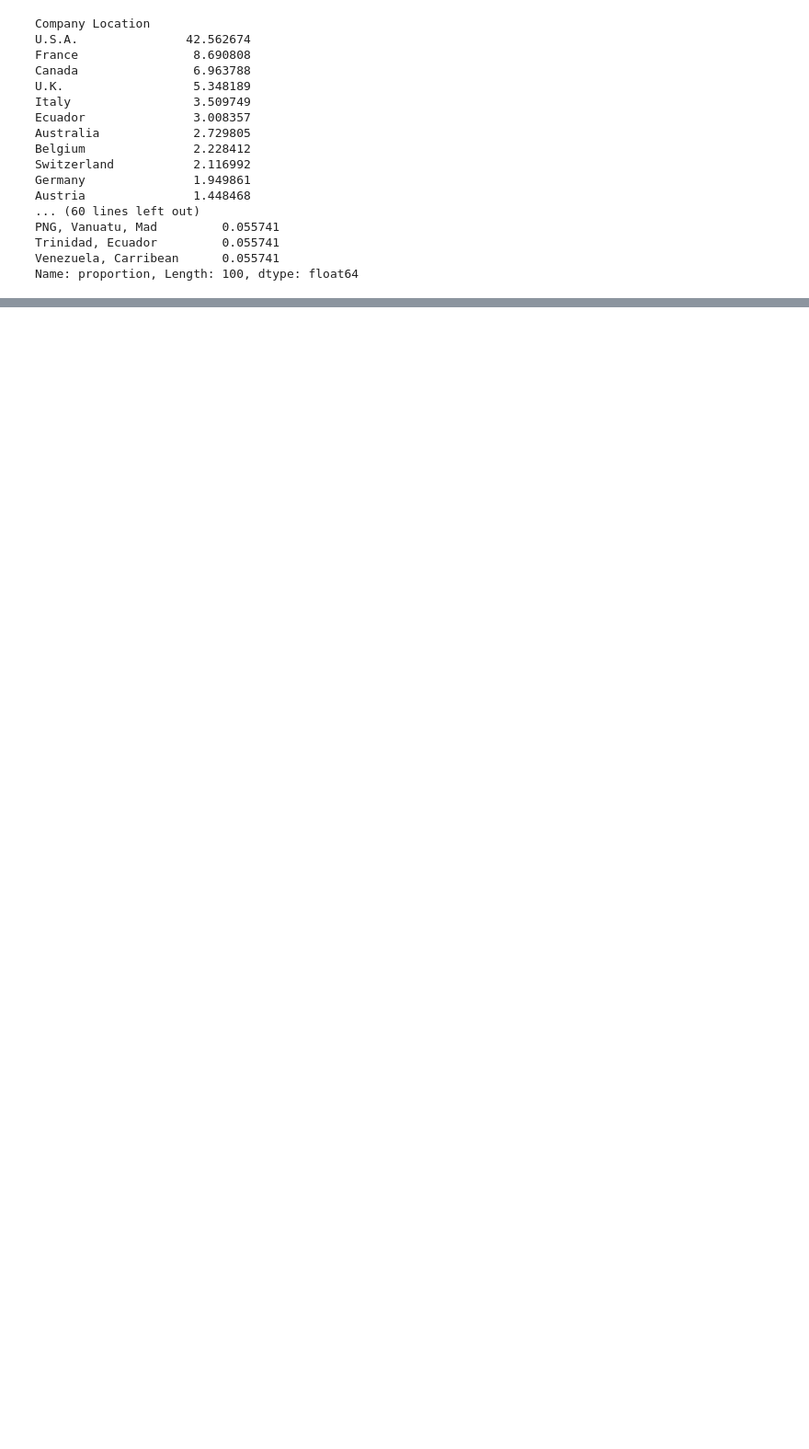
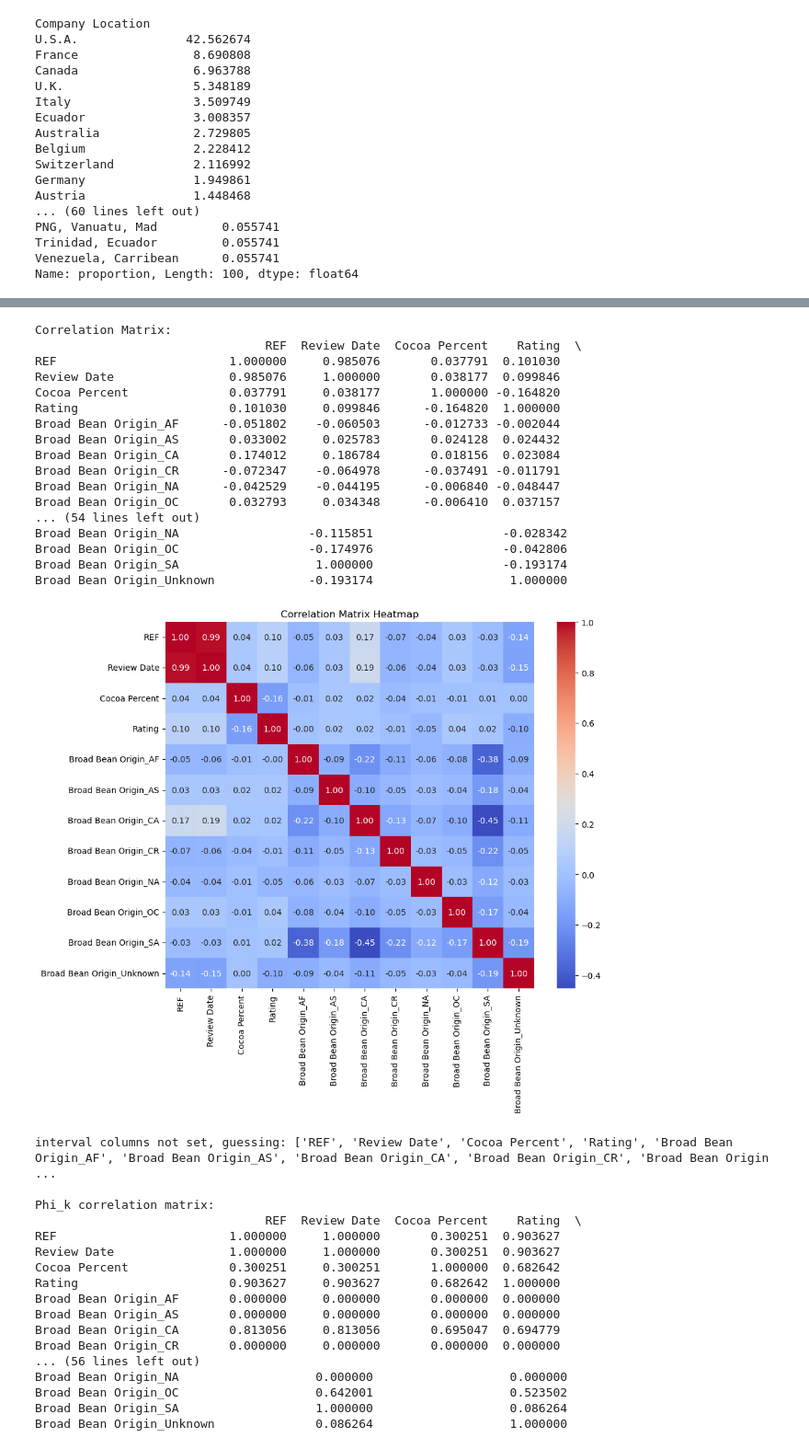
Before and after one commit to Keshfer/Chocolate-Rating-ML, a Jupyter notebook: Exploratory Data Analysis.ipynb, the cells around one changed output, grey strips where cells are left out. Shown at 92% size. Drawn from its saved outputs; the diff is of its cells as text; code cells hidden in the pictures; blank space fills up the shorter version.

```diff
--- a/Exploratory Data Analysis.ipynb
+++ b/Exploratory Data Analysis.ipynb
@@ -294,0 +357,51 @@ Company Location_WEU              1.000000
+# %%
+corr_df = bean_df_encoded.corr()
+print(f"\nCorrelation Matrix: \n{corr_df}")
+plt.figure(figsize=(10, 8))
+sns.heatmap(corr_df, annot=True, cmap='coolwarm', fmt=".2f")
+plt.title('Correlation Matrix Heatmap')
+plt.show()
+
+# get the phi_k correlation matrix between all variables
+phik_df = corr_df.phik_matrix()
+print(f"\nPhi_k correlation matrix: \n{phik_df}")
+plt.figure(figsize=(10, 8))
+sns.heatmap(phik_df, annot=True, cmap='coolwarm', fmt=".2f")
+plt.title('Phi_k Matrix Heatmap')
+plt.show()
+# %% [output]
+Correlation Matrix:
+                                REF  Review Date  Cocoa Percent    Rating  \
+REF                        1.000000     0.985076       0.037791  0.101030
+Review Date                0.985076     1.000000       0.038177  0.099846
+Cocoa Percent              0.037791     0.038177       1.000000 -0.164820
+Rating                     0.101030     0.099846      -0.164820  1.000000
+Broad Bean Origin_AF      -0.051802    -0.060503      -0.012733 -0.002044
+Broad Bean Origin_AS       0.033002     0.025783       0.024128  0.024432
+Broad Bean Origin_CA       0.174012     0.186784       0.018156  0.023084
+Broad Bean Origin_CR      -0.072347    -0.064978      -0.037491 -0.011791
+Broad Bean Origin_NA      -0.042529    -0.044195      -0.006840 -0.048447
+Broad Bean Origin_OC       0.032793     0.034348      -0.006410  0.037157
+... (54 lines left out)
+Broad Bean Origin_NA                  -0.115851                  -0.028342
+Broad Bean Origin_OC                  -0.174976                  -0.042806
+Broad Bean Origin_SA                   1.000000                  -0.193174
+Broad Bean Origin_Unknown             -0.193174                   1.000000
+[figure, added]
+interval columns not set, guessing: ['REF', 'Review Date', 'Cocoa Percent', 'Rating', 'Broad Bean Origin_AF', 'Broad Bean Origin_AS', 'Broad Bean Origin_CA', 'Broad Bean Origin_CR', 'Broad Bean Origin ...
+
+Phi_k correlation matrix:
+                                REF  Review Date  Cocoa Percent    Rating  \
+REF                        1.000000     1.000000       0.300251  0.903627
+Review Date                1.000000     1.000000       0.300251  0.903627
+Cocoa Percent              0.300251     0.300251       1.000000  0.682642
+Rating                     0.903627     0.903627       0.682642  1.000000
+Broad Bean Origin_AF       0.000000     0.000000       0.000000  0.000000
+Broad Bean Origin_AS       0.000000     0.000000       0.000000  0.000000
+Broad Bean Origin_CA       0.813056     0.813056       0.695047  0.694779
+Broad Bean Origin_CR       0.000000     0.000000       0.000000  0.000000
+... (56 lines left out)
+Broad Bean Origin_NA                   0.000000                   0.000000
+Broad Bean Origin_OC                   0.642001                   0.523502
+Broad Bean Origin_SA                   1.000000                   0.086264
+Broad Bean Origin_Unknown              0.086264                   1.000000
```
Also changed, not shown: parts of 5 cells of this notebook.
